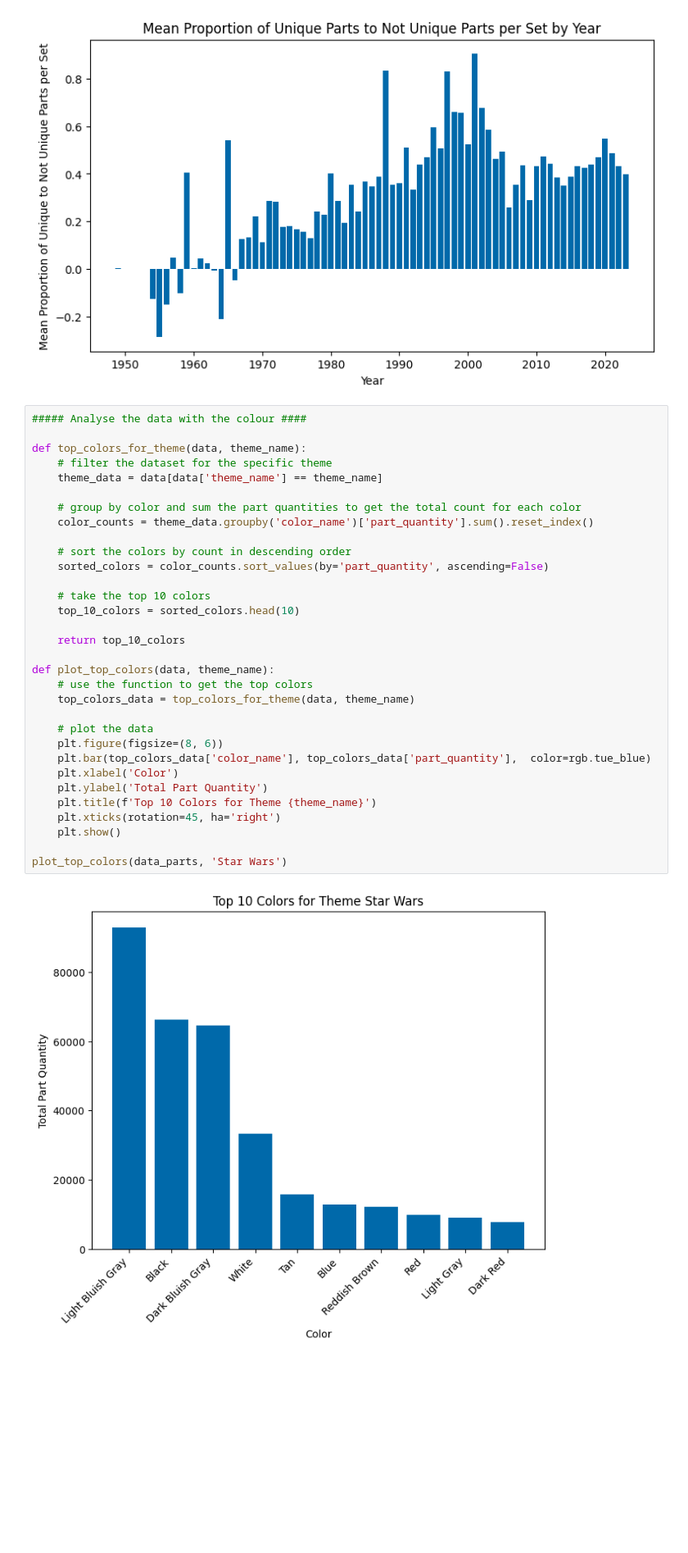
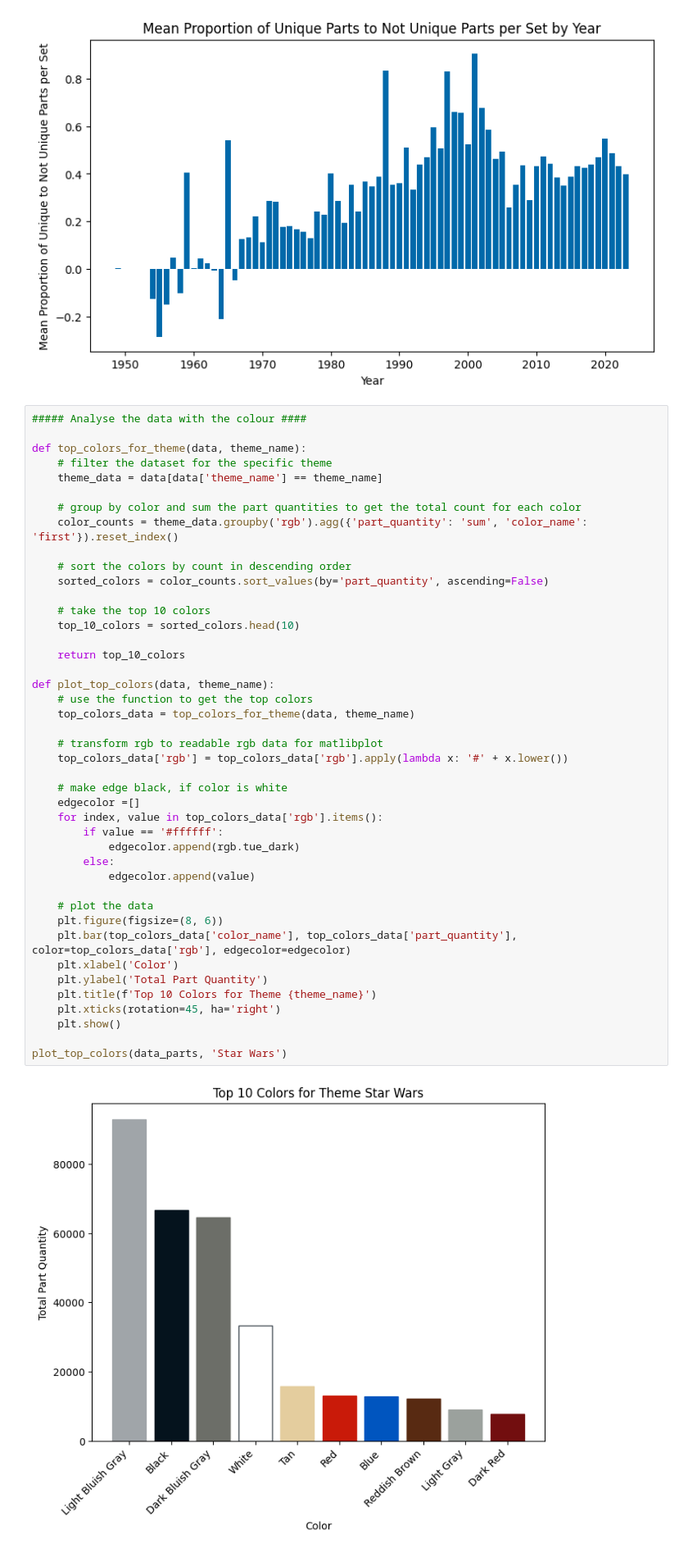
Before and after one commit to eddiebeach99/Data_Literacy, a Jupyter notebook: Analysis/exploratory_analysis.ipynb, the cells around one changed output. Shown at 82% size. Drawn from its saved outputs; the diff is of its cells as text; blank space fills up the shorter version.

```diff
--- a/Analysis/exploratory_analysis.ipynb
+++ b/Analysis/exploratory_analysis.ipynb
@@ -188,36 +176,47 @@ plot_proportion(data)
 ##### Analyse the data with the colour ####
 
 def top_colors_for_theme(data, theme_name):
     # filter the dataset for the specific theme
     theme_data = data[data['theme_name'] == theme_name]
 
     # group by color and sum the part quantities to get the total count for each color
-    color_counts = theme_data.groupby('color_name')['part_quantity'].sum().reset_index()
+    color_counts = theme_data.groupby('rgb').agg({'part_quantity': 'sum', 'color_name': 'first'}).reset_index()
 
     # sort the colors by count in descending order
     sorted_colors = color_counts.sort_values(by='part_quantity', ascending=False)
 
     # take the top 10 colors
     top_10_colors = sorted_colors.head(10)
 
     return top_10_colors
 
 def plot_top_colors(data, theme_name):
     # use the function to get the top colors
     top_colors_data = top_colors_for_theme(data, theme_name)
 
+    # transform rgb to readable rgb data for matlibplot
+    top_colors_data['rgb'] = top_colors_data['rgb'].apply(lambda x: '#' + x.lower())
+
+    # make edge black, if color is white
+    edgecolor =[]
+    for index, value in top_colors_data['rgb'].items():
+        if value == '#ffffff':
+            edgecolor.append(rgb.tue_dark)
+        else:
+            edgecolor.append(value)
+
     # plot the data
     plt.figure(figsize=(8, 6))
-    plt.bar(top_colors_data['color_name'], top_colors_data['part_quantity'],  color=rgb.tue_blue)
+    plt.bar(top_colors_data['color_name'], top_colors_data['part_quantity'],  color=top_colors_data['rgb'], edgecolor=edgecolor)
     plt.xlabel('Color')
     plt.ylabel('Total Part Quantity')
     plt.title(f'Top 10 Colors for Theme {theme_name}')
     plt.xticks(rotation=45, ha='right')
     plt.show()
 
 plot_top_colors(data_parts, 'Star Wars')
 # %% [output]
-[figure, old version]
+[figure, new version]
 # %%
 ##### Plot the top 10 colors, for each of the top 10 themes between 2000 & 2023 ######
 
```
Also changed, not shown: parts of 8 cells of this notebook, 18 other files.
